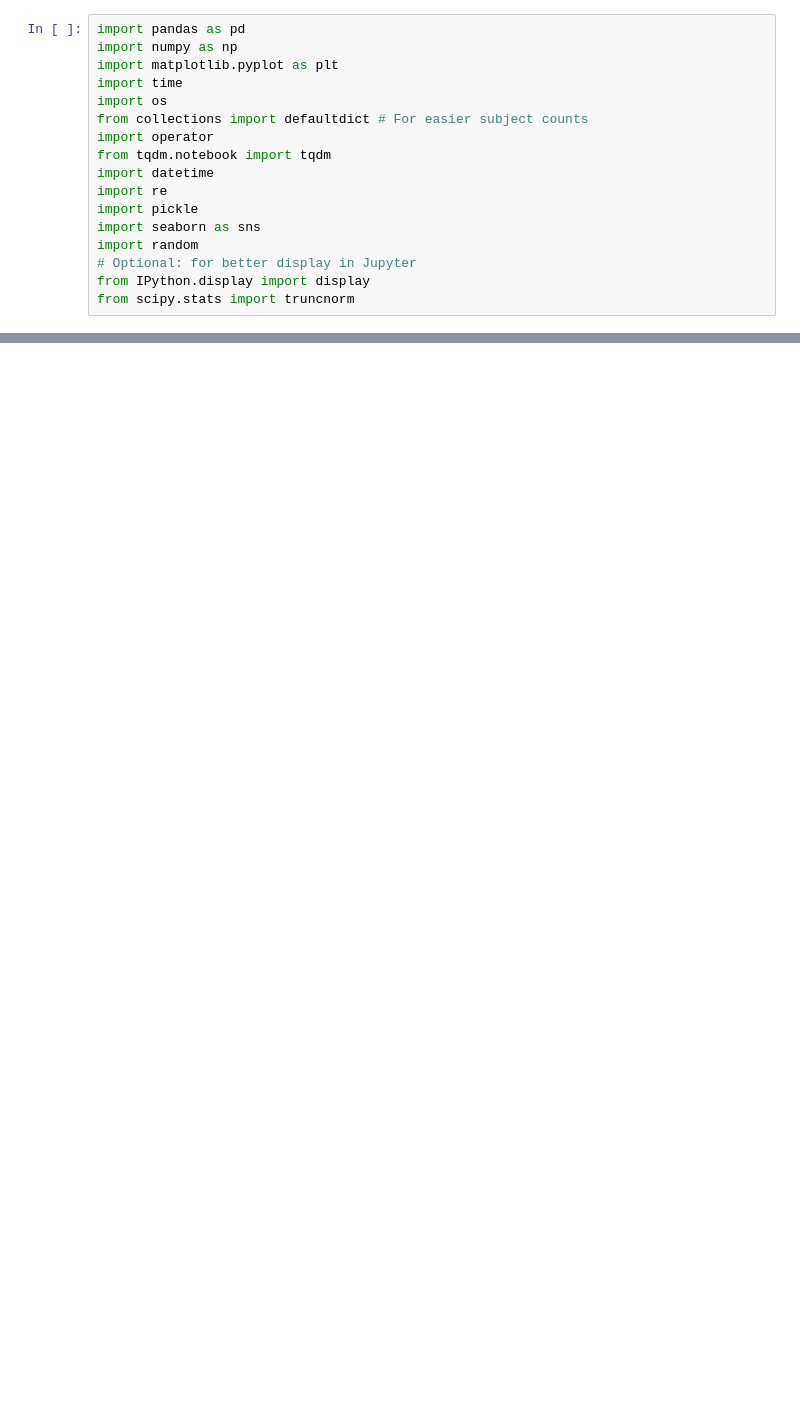
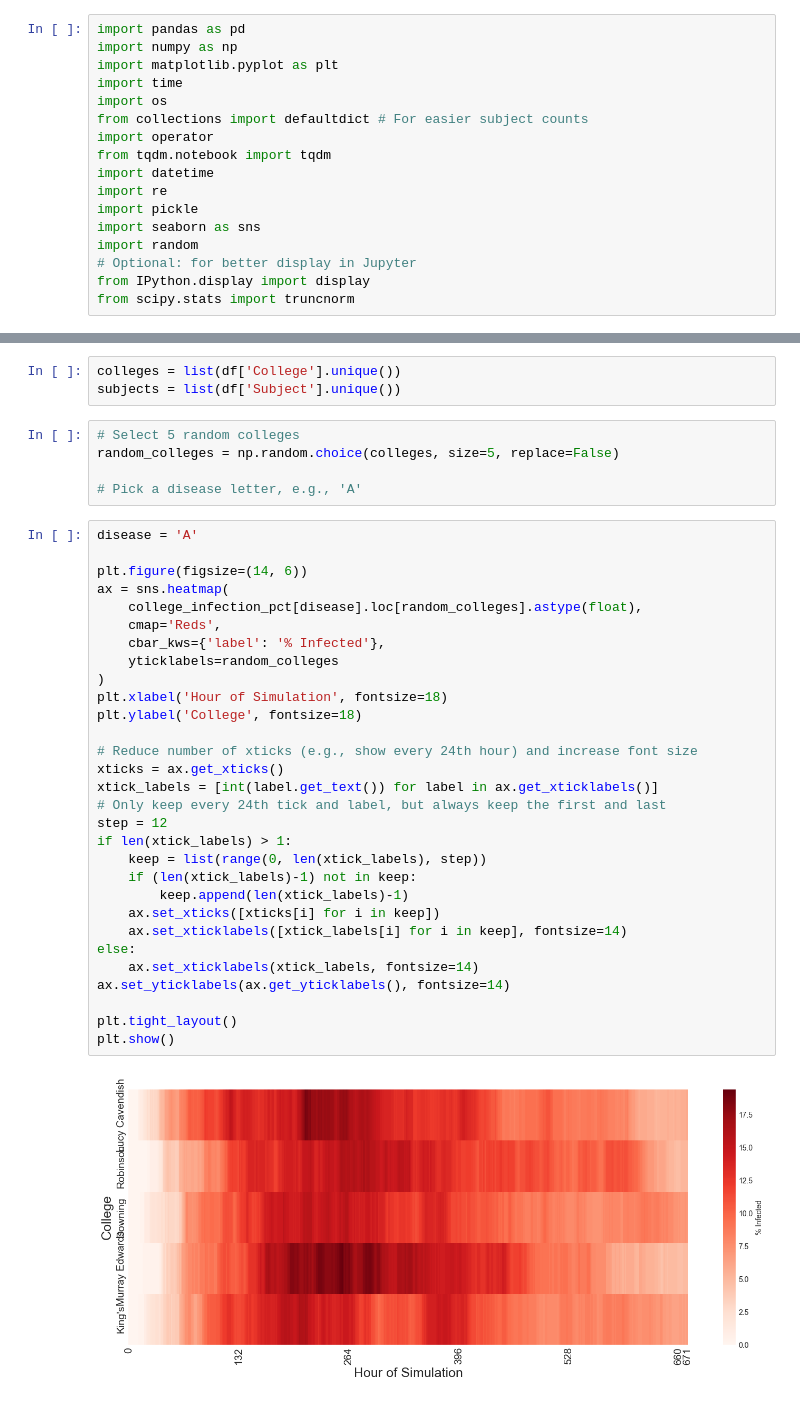
Before and after one commit to JPrince321/FreshersFluCambridge, a Jupyter notebook: Disease_analysis.ipynb, the cells around one changed output, grey strips where cells are left out. Cells and saved outputs as stored; diff of their text form; blank space fills up the shorter version.

```diff
--- a/Disease_analysis.ipynb
+++ b/Disease_analysis.ipynb
@@ -17,0 +250,40 @@ from scipy.stats import truncnorm
+# %%
+colleges = list(df['College'].unique())
+subjects = list(df['Subject'].unique())
+# %%
+# Select 5 random colleges
+random_colleges = np.random.choice(colleges, size=5, replace=False)
+
+# Pick a disease letter, e.g., 'A'
+# %%
+disease = 'A'
+
+plt.figure(figsize=(14, 6))
+ax = sns.heatmap(
+    college_infection_pct[disease].loc[random_colleges].astype(float),
+    cmap='Reds',
+    cbar_kws={'label': '% Infected'},
+    yticklabels=random_colleges
+)
+plt.xlabel('Hour of Simulation', fontsize=18)
+plt.ylabel('College', fontsize=18)
+
+# Reduce number of xticks (e.g., show every 24th hour) and increase font size
+xticks = ax.get_xticks()
+xtick_labels = [int(label.get_text()) for label in ax.get_xticklabels()]
+# Only keep every 24th tick and label, but always keep the first and last
+step = 12
+if len(xtick_labels) > 1:
+    keep = list(range(0, len(xtick_labels), step))
+    if (len(xtick_labels)-1) not in keep:
+        keep.append(len(xtick_labels)-1)
+    ax.set_xticks([xticks[i] for i in keep])
+    ax.set_xticklabels([xtick_labels[i] for i in keep], fontsize=14)
+else:
+    ax.set_xticklabels(xtick_labels, fontsize=14)
+ax.set_yticklabels(ax.get_yticklabels(), fontsize=14)
+
+plt.tight_layout()
+plt.show()
+# %% [output]
+[figure, added]
```
Also changed, not shown: parts of 26 cells of this notebook, 4 other files.
